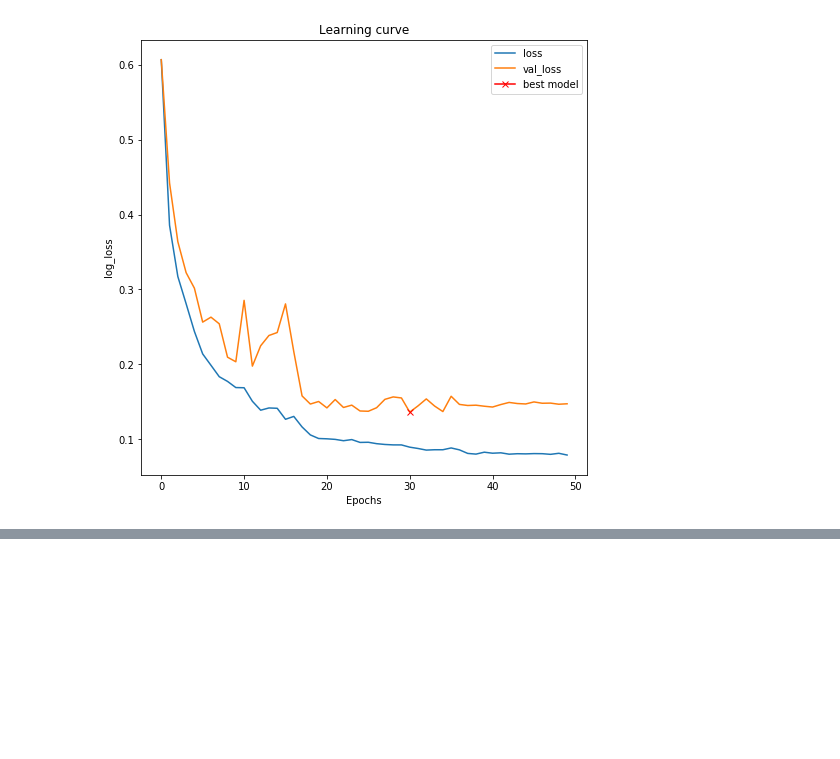
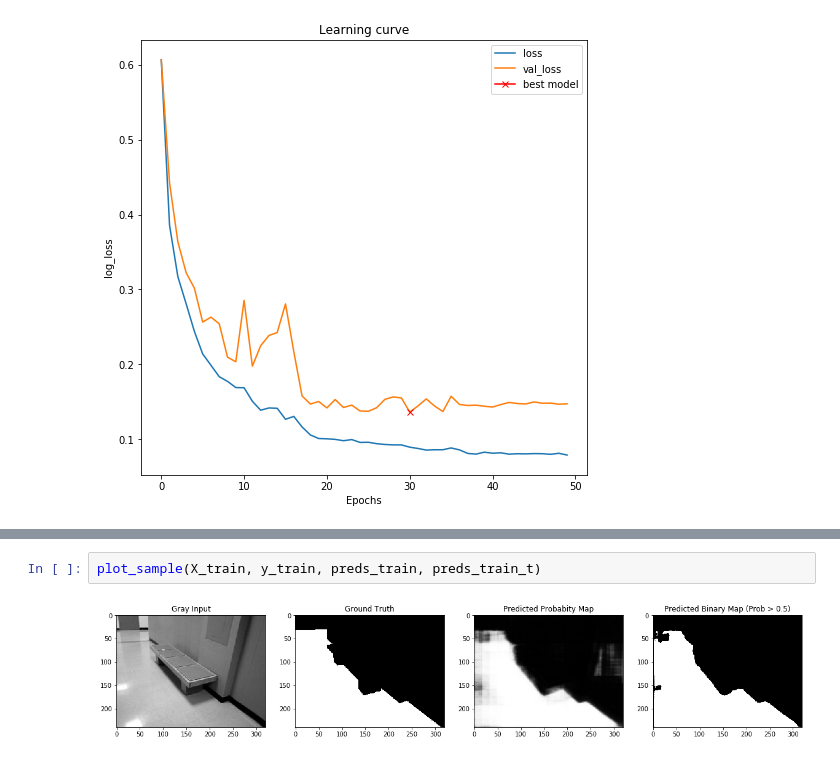
Before and after one commit to gaunthan/ground-segmentation, a Jupyter notebook: ground_segmentation.ipynb, the cells around one changed output, grey strips where cells are left out. Drawn from its saved outputs; the diff is of its cells as text; blank space fills up the shorter version.

```diff
--- a/ground_segmentation.ipynb
+++ b/ground_segmentation.ipynb
@@ -255,0 +312,4 @@ plt.legend();
+# %%
+plot_sample(X_train, y_train, preds_train, preds_train_t)
+# %% [output]
+[figure, added]
```
Also changed, not shown: parts of 16 cells of this notebook.
